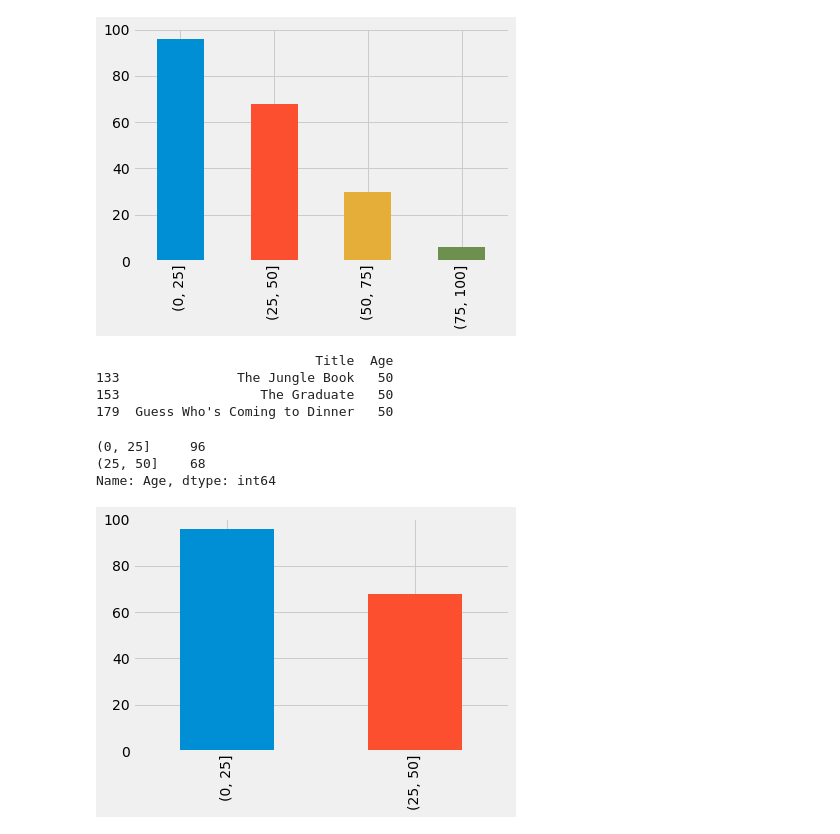
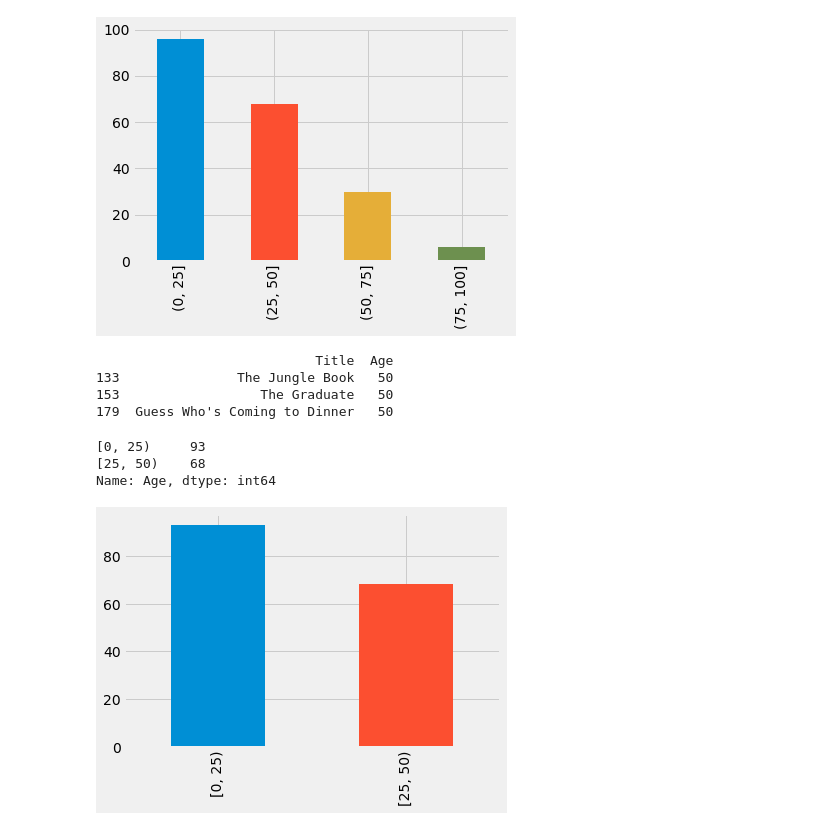
Before and after one commit to pmgasper/Berkeley_DataScience, a Jupyter notebook: lec08_histograms.ipynb, the cells around one changed output. Cells and saved outputs as stored; diff of their text form; code cells hidden in the pictures.

```diff
--- a/lec08_histograms.ipynb
+++ b/lec08_histograms.ipynb
@@ -136,22 +164,21 @@ plt.show()
 Name: Age, dtype: int64
 [figure]
 # %%
-# Not included entire range of data
-# Did not see movies on edge of top bin (50 years-old) inluded with this method
-
+# Not including entire range of data to focus on region of interest
+# With datascience module this caused 50 to be included in [25, 50)
+# not an issue with pd.cut but appears when using df.hist.
 print(top_movies[['Title', 'Age']].loc[top_movies.Age == 50])
-
 bins = np.arange(0, 60, 25)
-pd.cut(top_movies.Age, bins=bins)
-display(pd.cut(top_movies.Age, bins=bins).value_counts().sort_index())
-pd.cut(top_movies.Age, bins=bins).value_counts().sort_index().plot.bar()
+pd.cut(top_movies.Age, bins=bins, right=False)
+display(pd.cut(top_movies.Age, bins=bins, right=False).value_counts().sort_index())
+pd.cut(top_movies.Age, bins=bins, right=False).value_counts().sort_index().plot.bar()
 plt.show()
 # %% [output]
                             Title  Age
 133               The Jungle Book   50
 153                  The Graduate   50
 179  Guess Who's Coming to Dinner   50
-(0, 25]     96
-(25, 50]    68
+[0, 25)     93
+[25, 50)    68
 Name: Age, dtype: int64
-[figure, old version]
+[figure, new version]
```
Also changed, not shown: parts of 9 cells of this notebook.
